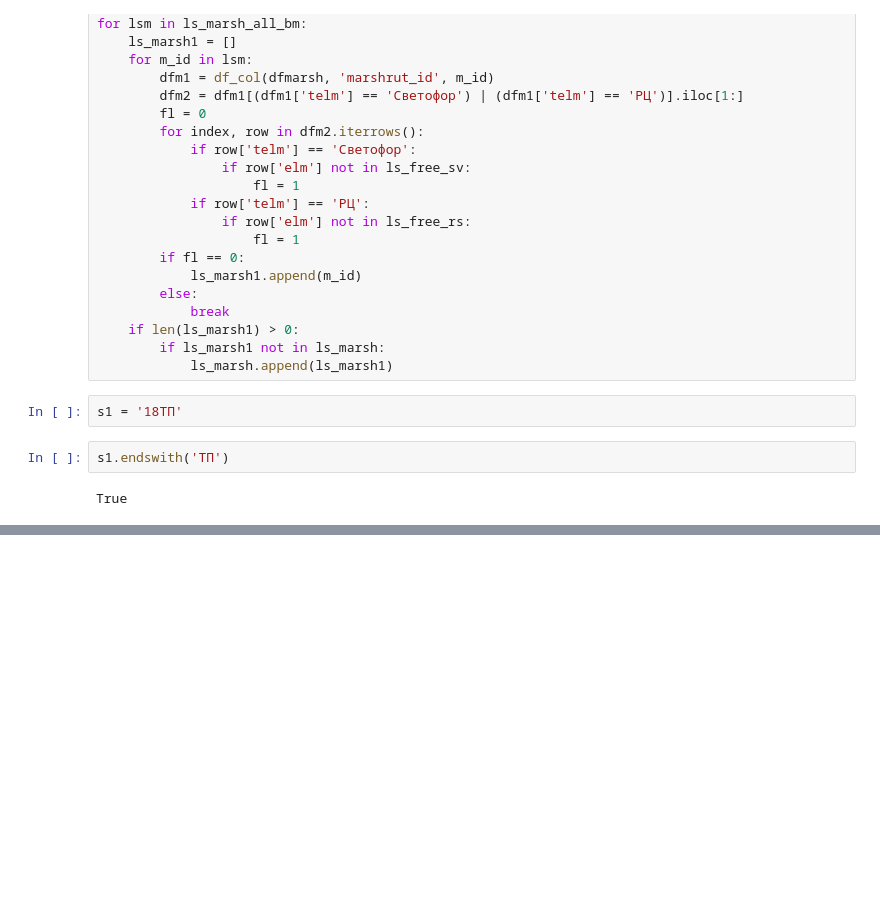
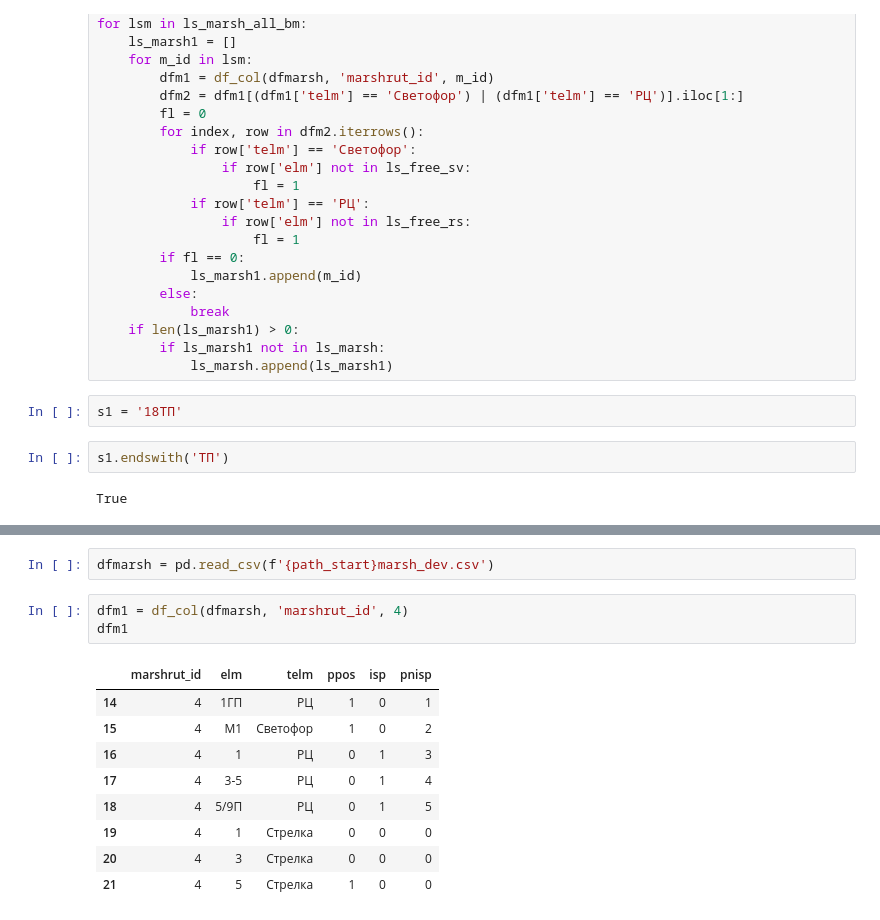
Before and after one commit to alermar69/myPython, a Jupyter notebook: EMT/Fabrich/marsh.ipynb, the cells around one changed output, grey strips where cells are left out. Saved outputs shown, nothing was run; the diff lists cells and outputs as text; blank space fills up the shorter version.

```diff
--- a/EMT/Fabrich/marsh.ipynb
+++ b/EMT/Fabrich/marsh.ipynb
@@ -249,0 +328,15 @@ True
+# %%
+dfmarsh = pd.read_csv(f'{path_start}marsh_dev.csv')
+# %%
+dfm1 = df_col(dfmarsh, 'marshrut_id', 4)
+dfm1
+# %% [output]
+|  | marshrut_id | elm | telm | ppos | isp | pnisp |
+| 14 | 4 | 1ГП | РЦ | 1 | 0 | 1 |
+| 15 | 4 | М1 | Светофор | 1 | 0 | 2 |
+| 16 | 4 | 1 | РЦ | 0 | 1 | 3 |
+| 17 | 4 | 3-5 | РЦ | 0 | 1 | 4 |
+| 18 | 4 | 5/9П | РЦ | 0 | 1 | 5 |
+| 19 | 4 | 1 | Стрелка | 0 | 0 | 0 |
+| 20 | 4 | 3 | Стрелка | 0 | 0 | 0 |
+| 21 | 4 | 5 | Стрелка | 1 | 0 | 0 |
```
Also changed, not shown: parts of 8 cells of this notebook, 3 other files.
